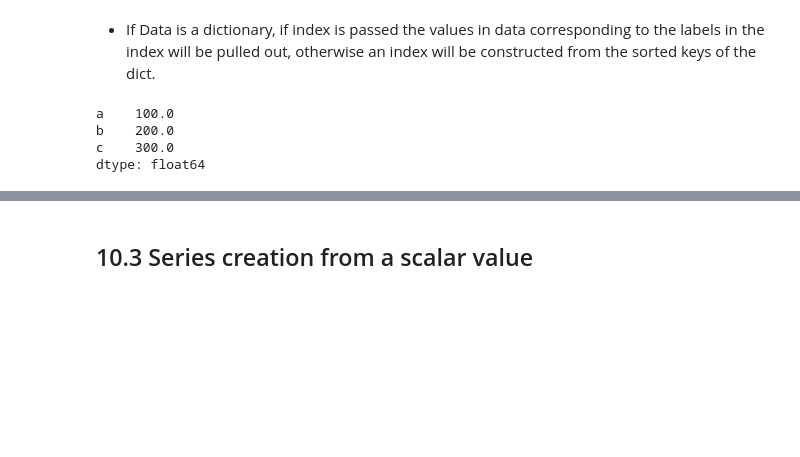
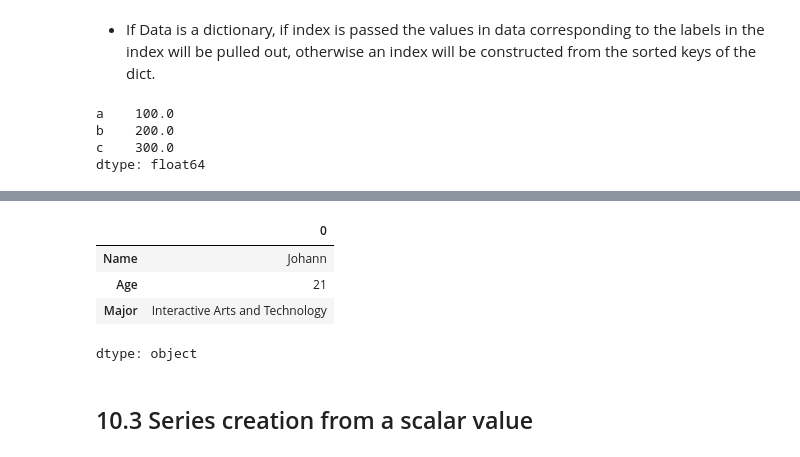
Before and after one commit to jjrbf/Week1---Intro-to-Python, a Jupyter notebook: Introduction_to_Python.ipynb, the cells around one changed output, grey strips where cells are left out. Saved outputs shown, nothing was run; the diff lists cells and outputs as text; code cells hidden in the pictures; blank space fills up the shorter version.

```diff
--- a/Introduction_to_Python.ipynb
+++ b/Introduction_to_Python.ipynb
@@ -955,4 +1120,14 @@ xyz    3
 dtype: int64
+# %%
+# EXAMPLE 17
+data = {'Name': "Johann", 'Age': 21, 'Major': "Interactive Arts and Technology"}
+pd.Series(data)
+# %% [output]
+|  | 0 |
+| Name | Johann |
+| Age | 21 |
+| Major | Interactive Arts and Technology |
+dtype: object
 # %% [markdown]
 ## 10.3 Series creation from a scalar value
 # %% [markdown]
```
Also changed, not shown: parts of 30 cells of this notebook.
